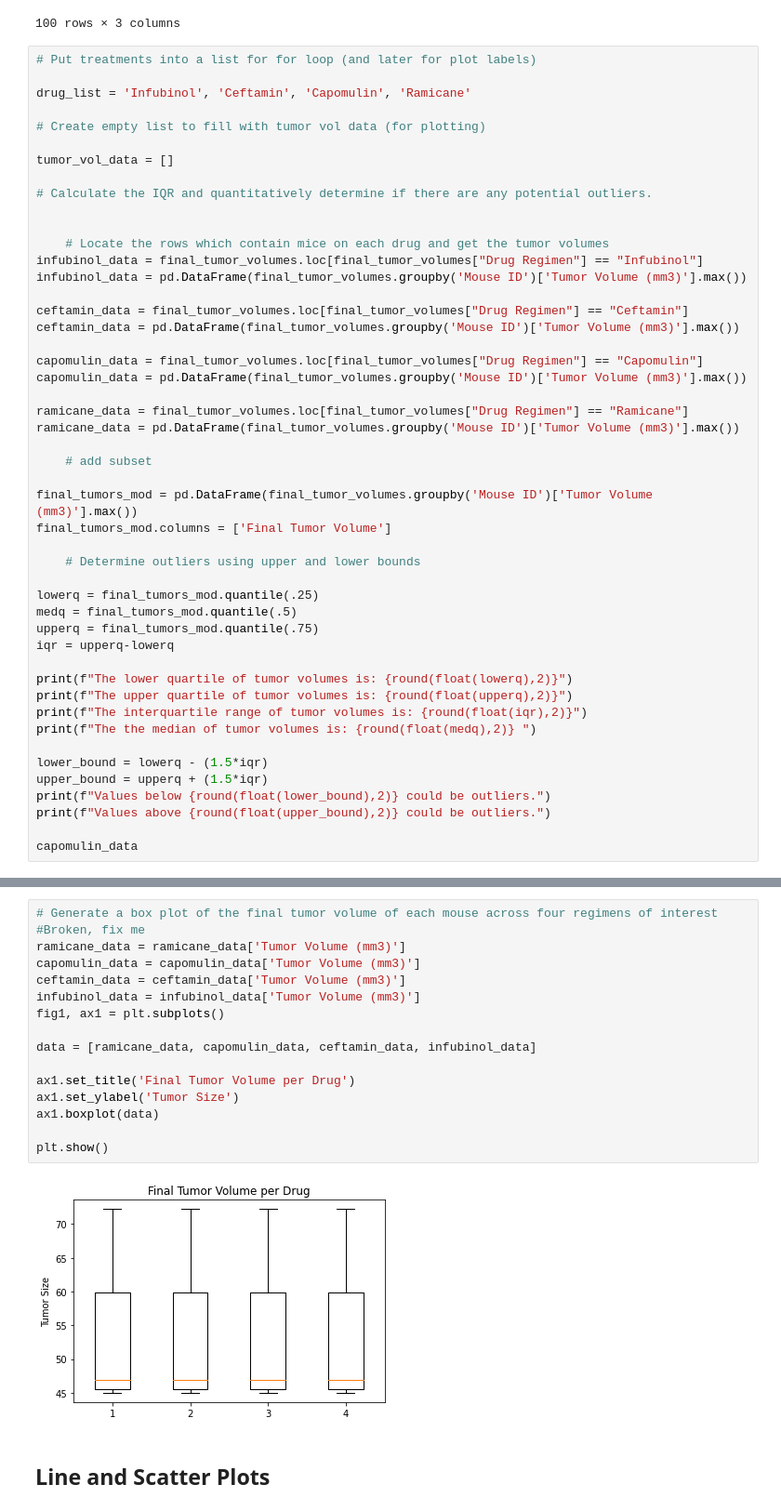
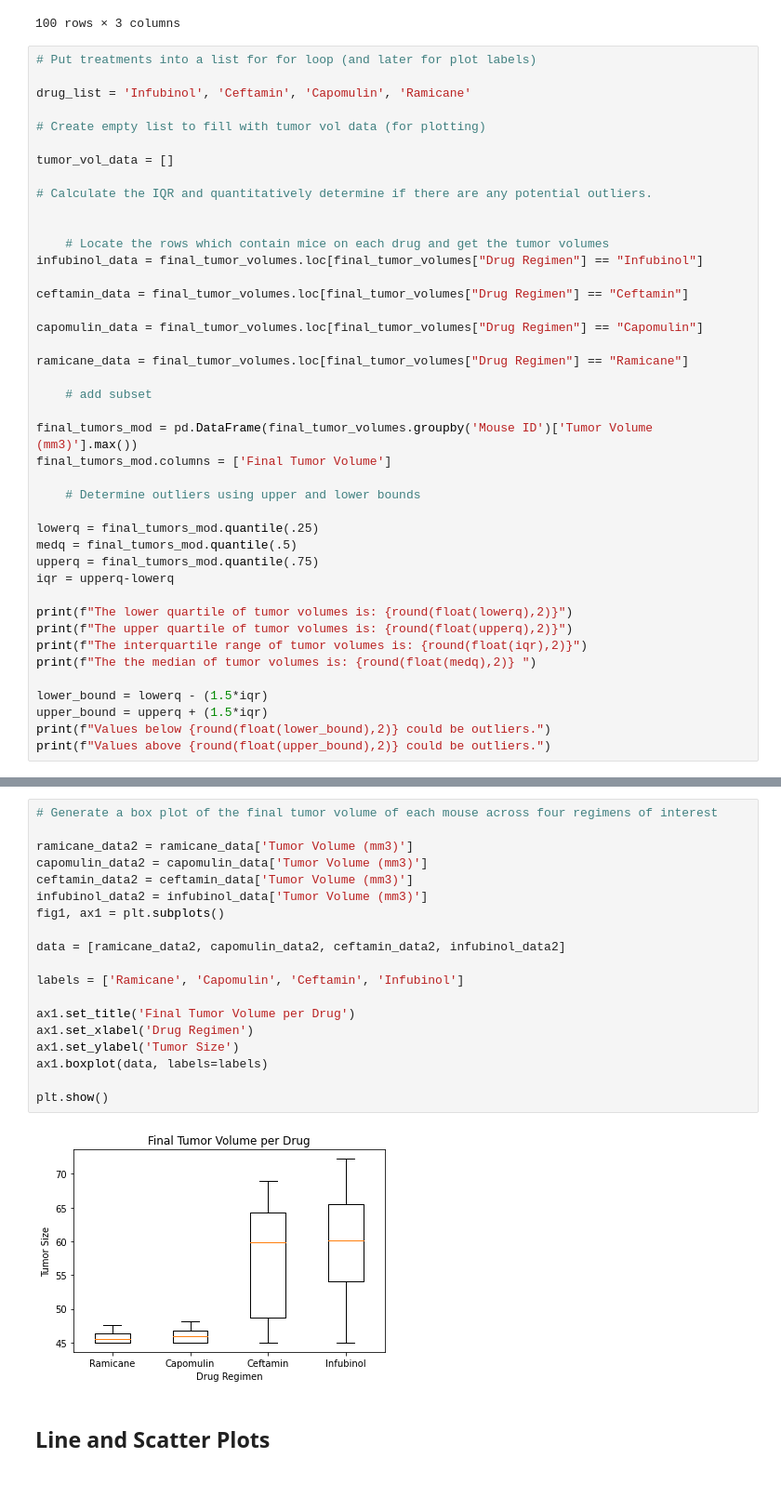
Before and after one commit to eggsnbacon97/matplotlib-challenge, a Jupyter notebook: Pymaceuticals.ipynb, the cells around one changed output, grey strips where cells are left out. Shown at 93% size. Cells and saved outputs as stored; diff of their text form; blank space fills up the shorter version.

Commit message:
Fixed box plots, added in line plot

```diff
--- a/Pymaceuticals.ipynb
+++ b/Pymaceuticals.ipynb
@@ -257,16 +258,12 @@ tumor_vol_data = []
 
     # Locate the rows which contain mice on each drug and get the tumor volumes
 infubinol_data = final_tumor_volumes.loc[final_tumor_volumes["Drug Regimen"] == "Infubinol"]
-infubinol_data = pd.DataFrame(final_tumor_volumes.groupby('Mouse ID')['Tumor Volume (mm3)'].max())
 
 ceftamin_data = final_tumor_volumes.loc[final_tumor_volumes["Drug Regimen"] == "Ceftamin"]
-ceftamin_data = pd.DataFrame(final_tumor_volumes.groupby('Mouse ID')['Tumor Volume (mm3)'].max())
 
 capomulin_data = final_tumor_volumes.loc[final_tumor_volumes["Drug Regimen"] == "Capomulin"]
-capomulin_data = pd.DataFrame(final_tumor_volumes.groupby('Mouse ID')['Tumor Volume (mm3)'].max())
 
 ramicane_data = final_tumor_volumes.loc[final_tumor_volumes["Drug Regimen"] == "Ramicane"]
-ramicane_data = pd.DataFrame(final_tumor_volumes.groupby('Mouse ID')['Tumor Volume (mm3)'].max())
 
     # add subset
 
@@ -289,8 +286,6 @@ lower_bound = lowerq - (1.5*iqr)
 upper_bound = upperq + (1.5*iqr)
 print(f"Values below {round(float(lower_bound),2)} could be outliers.")
 print(f"Values above {round(float(upper_bound),2)} could be outliers.")
-
-capomulin_data
 # %% [output]
 The lower quartile of tumor volumes is: 45.51
 The upper quartile of tumor volumes is: 59.93
@@ -315,20 +296,23 @@ Values above 81.56 could be outliers.
 # %%
 # Generate a box plot of the final tumor volume of each mouse across four regimens of interest
-#Broken, fix me
-ramicane_data = ramicane_data['Tumor Volume (mm3)']
-capomulin_data = capomulin_data['Tumor Volume (mm3)']
-ceftamin_data = ceftamin_data['Tumor Volume (mm3)']
-infubinol_data = infubinol_data['Tumor Volume (mm3)']
+
+ramicane_data2 = ramicane_data['Tumor Volume (mm3)']
+capomulin_data2 = capomulin_data['Tumor Volume (mm3)']
+ceftamin_data2 = ceftamin_data['Tumor Volume (mm3)']
+infubinol_data2 = infubinol_data['Tumor Volume (mm3)']
 fig1, ax1 = plt.subplots()
 
-data = [ramicane_data, capomulin_data, ceftamin_data, infubinol_data]
+data = [ramicane_data2, capomulin_data2, ceftamin_data2, infubinol_data2]
+
+labels = ['Ramicane', 'Capomulin', 'Ceftamin', 'Infubinol']
 
 ax1.set_title('Final Tumor Volume per Drug')
+ax1.set_xlabel('Drug Regimen')
 ax1.set_ylabel('Tumor Size')
-ax1.boxplot(data)
+ax1.boxplot(data, labels=labels)
 
 plt.show()
 # %% [output]
-[figure, old version]
+[figure, new version]
 # %% [markdown]
 ## Line and Scatter Plots
```
Also changed, not shown: parts of 4 cells of this notebook.
